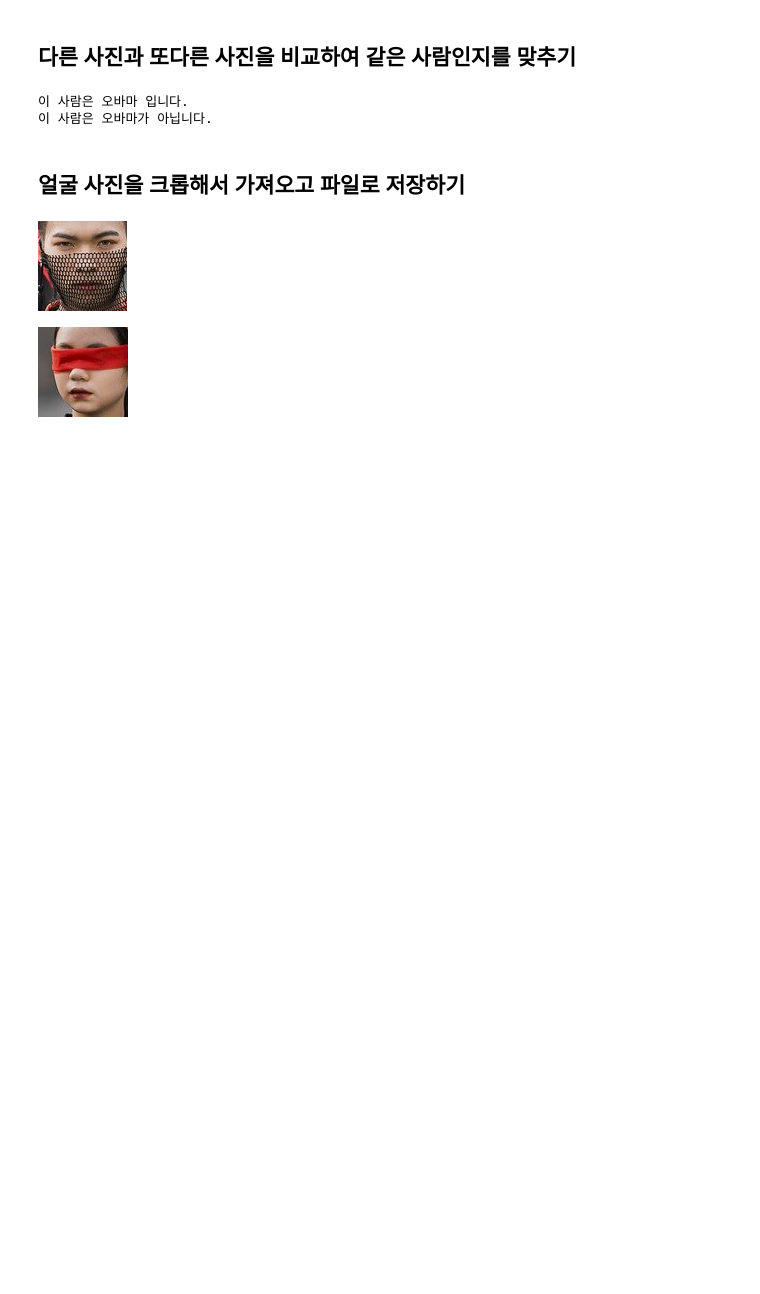
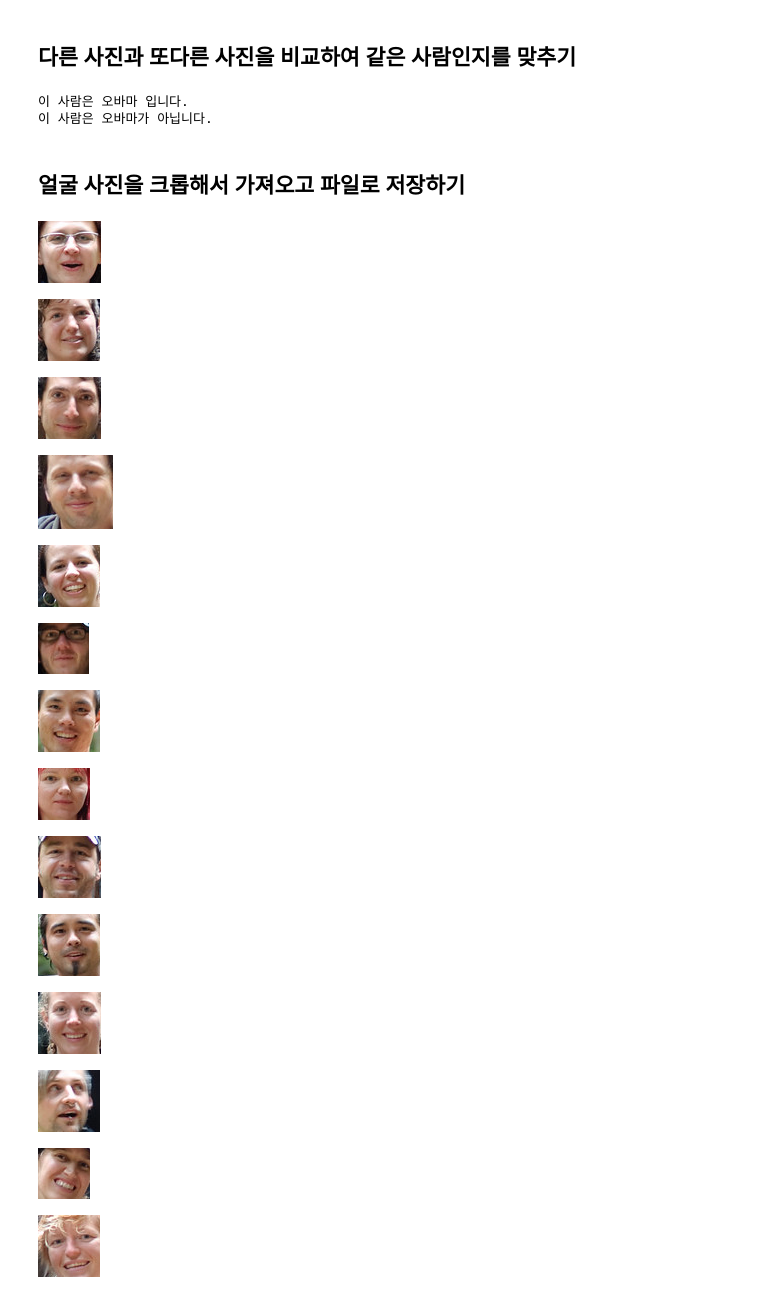
Before and after one commit to unknown-jun/Face_Recognition, a Jupyter notebook: face_recognition.ipynb, the cells around one changed output. Cells and saved outputs as stored; diff of their text form; code cells hidden in the pictures; blank space fills up the shorter version.

```diff
--- a/face_recognition.ipynb
+++ b/face_recognition.ipynb
@@ -25,7 +52,7 @@ getty_96211512_2000 100%[===================>] 150.38K  --.-KB/s    in 0.002s
 # %%
 import face_recognition
 
-image = face_recognition.load_image_file('/content/black-4906807_1280.jpg') # 사진을 로드한다
+image = face_recognition.load_image_file('/content/3787585515_162c4b5fa4_b.jpg') # 사진을 로드한다
 locations = face_recognition.face_locations(image)  # 사진에서 얼굴을 찾아 array의 형태로 반환
 
 print(len(locations))   # 사람이 몇명인지 알수 있음 (array가 위치를 표현해주니깐 그게 2개가 있다는 소리)
@@ -38,13 +78,13 @@ locations               # 얼굴위치에 대한 정보를 numpy array형태로
 # %% [markdown]
 ## 다른 사진과 또다른 사진을 비교하여 같은 사람인지를 맞추기
 # %%
-image_of_obama1 = face_recognition.load_image_file('/content/obama1.jpg')
+image_of_obama1 = face_recognition.load_image_file('/content/Obama-appalling-say-US-cattlemen.jpg')
 obama1_encoding = face_recognition.face_encodings(image_of_obama1)[0]        # 얼굴에 대한 정보를 128차원의 array형태로 알려줌
 
-image_of_black_people = face_recognition.load_image_file('/content/obama2.jpg')
+image_of_black_people = face_recognition.load_image_file('/content/obama-356133_1280.jpg')
 obama2_encoding = face_recognition.face_encodings(image_of_black_people)[0]      # 비교대상군 사진의 128차원 array
 
-image_of_black_people2 = face_recognition.load_image_file('/content/stranger.jpg')
+image_of_black_people2 = face_recognition.load_image_file('/content/male-4948672__340.jpg')
 stranger_encording = face_recognition.face_encodings(image_of_black_people2)[0]  # 비교대상군 사진의 128차원 array
 
 # 얼굴을 비교하기
@@ -70,21 +110,33 @@ else:
 # %%
 import face_recognition
 from PIL import Image  # 이미지를 크롭해서 가져오기 위한 라이브러리
 from IPython.display import Image as Pymage   # colab 상에서 이미지를 불러오기 위한 라이브러리
 
-image = face_recognition.load_image_file('/content/black-4906807_1280.jpg') # 사진을 로드한다
+image = face_recognition.load_image_file('/content/3787585515_162c4b5fa4_b.jpg') # 사진을 로드한다
 locations = face_recognition.face_locations(image)  # 사진에서 얼굴을 찾아 array의 형태로 반환
 
 for face_location in locations:  # loop문을 돌아서 사진상에 모든 얼굴을 불러들임
     top, right, bottom, left = face_location  # 사진 안에서 모든 얼굴에 대한 위치 좌표값들을 각각의 변수에 담음
 
     face_image = image[top:bottom, left:right]
     pil_image = Image.fromarray(face_image)  # face_image 변수에 담긴 위치 정보를 토대로 사진을 사각형으로 잘라냄
     display(pil_image)  # 결과창에 띄움
     pil_image.save(f'{top}.jpg')  # 얼굴 사진들을 저장함
 # %% [output]
-[figure, old version]
+[figure, new version]
-[figure, old version]
+[figure, new version]
+[figure, added]
+[figure, added]
+[figure, added]
+[figure, added]
+[figure, added]
+[figure, added]
+[figure, added]
+[figure, added]
+[figure, added]
+[figure, added]
+[figure, added]
+[figure, added]
 # %%
 import face_recognition
 from PIL import Image, ImageDraw
```
Also changed, not shown: parts of 4 cells of this notebook.
